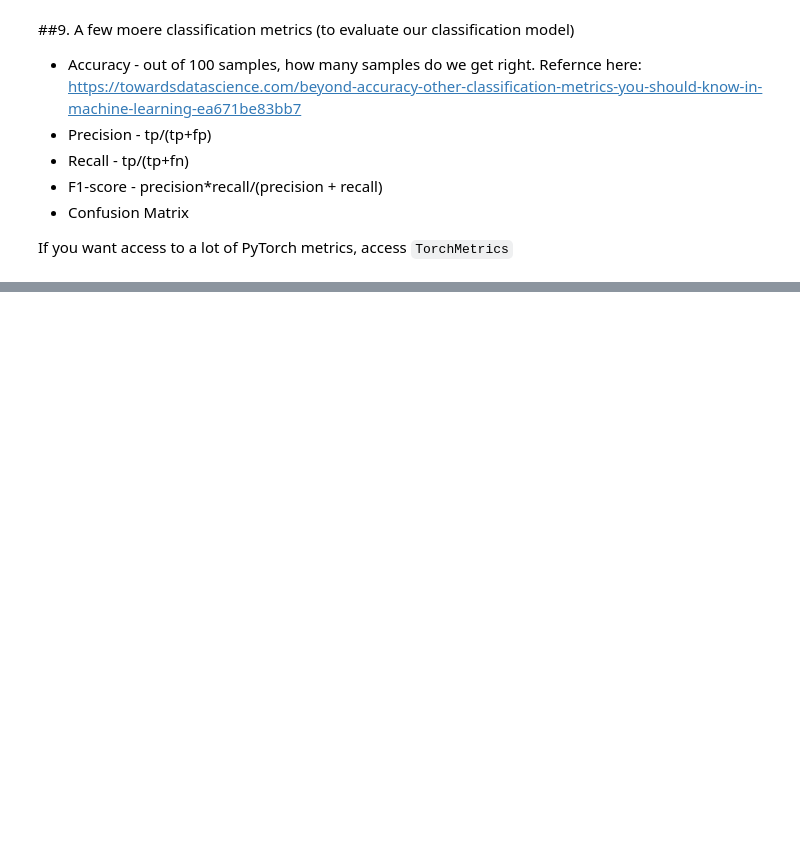
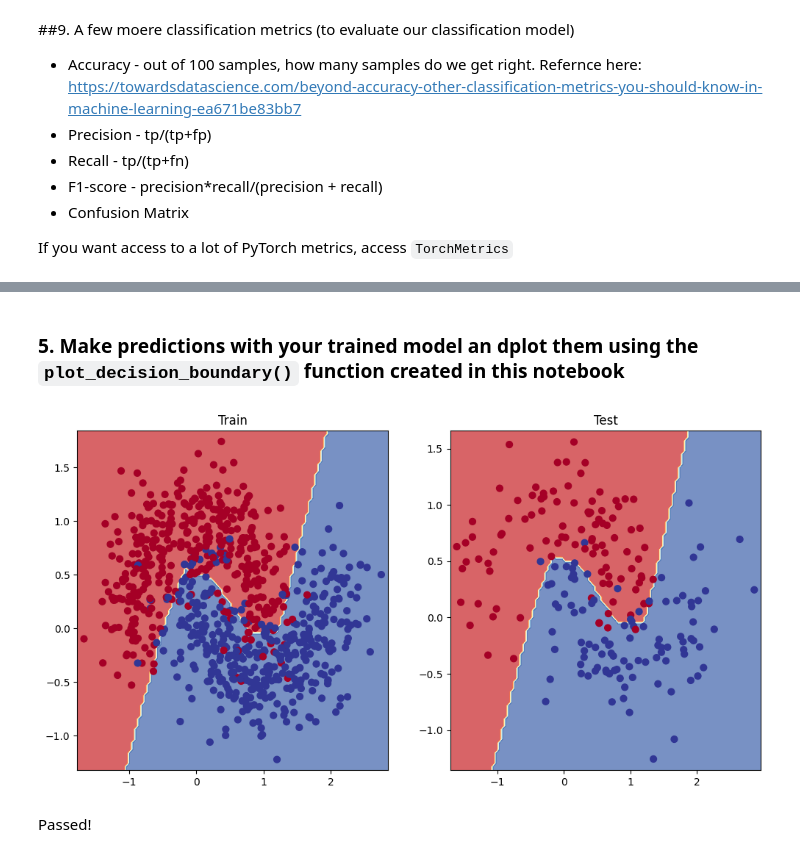
Before and after one commit to dmtrung14/pyTorch_fundamentals, a Jupyter notebook: PyTorch_Fundamentals_Classification_Problems.ipynb, the cells around one changed output, grey strips where cells are left out. Saved outputs shown, nothing was run; the diff lists cells and outputs as text; code cells hidden in the pictures; blank space fills up the shorter version.

```diff
--- a/PyTorch_Fundamentals_Classification_Problems.ipynb
+++ b/PyTorch_Fundamentals_Classification_Problems.ipynb
@@ -883,0 +940,4 @@ Successfully installed torchmetrics-0.11.4
+# %%
+loss_fn = nn.BCEWithLogitsLoss()
+optimizer = torch.optim.SGD(model_5.parameters(),
+                            lr = 0.1)
@@ -883,0 +946,33 @@ Successfully installed torchmetrics-0.11.4
+# %%
+torch.manual_seed(42)
+torch.cuda.manual_seed(42)
+
+epochs = 1000
+
+#send datasets to the device
+
+x_moon_train, y_moon_train, x_moon_test, y_moon_test = x_moon_train.to(device), y_moon_train.to(device), x_moon_test.to(device), y_moon_test.to(device)
+
+for epoch in range(epochs):
+  model_5.train()
+
+  y_logits = model_5(x_moon_train).squeeze()
+  y_preds = torch.round(torch.sigmoid(y_logits)).squeeze()
+
+  loss = loss_fn(y_logits, y_moon_train)
+  accuracy = accuracy_fn(y_preds, y_moon_train)
+
+  optimizer.zero_grad()
+
+  loss.backward()
+
+  optimizer.step()
+
+  model_5.eval()
+  with torch.inference_mode():
+    test_logits = model_5(x_moon_test).squeeze()
+    test_preds = torch.round(torch.sigmoid(test_logits)).squeeze()
+    test_loss = loss_fn(test_logits, y_moon_test)
+    test_acc = accuracy_fn(test_preds, y_moon_test)
+  if epoch %100 == 0:
+    print(f'Epoch: {epoch} | Loss: {loss:.5f} | Acc: {acc:.2f}% | Test Loss: {test_loss: .5f} | Test Accuracy: {test_acc:.2f} %')
@@ -883,0 +990,14 @@ Successfully installed torchmetrics-0.11.4
+# %% [markdown]
+### 5. Make predictions with your trained model an dplot them using the `plot_decision_boundary()` function created in this notebook
+# %%
+plt.figure(figsize=(12, 6))
+plt.subplot(1, 2, 1)
+plt.title("Train")
+plot_decision_boundary(model_5, x_moon_train, y_moon_train)
+plt.subplot(1, 2, 2)
+plt.title("Test")
+plot_decision_boundary(model_5, x_moon_test, y_moon_test)
+# %% [output]
+[figure, added]
+# %% [markdown]
+Passed!
```
Also changed, not shown: parts of 26 cells of this notebook.
